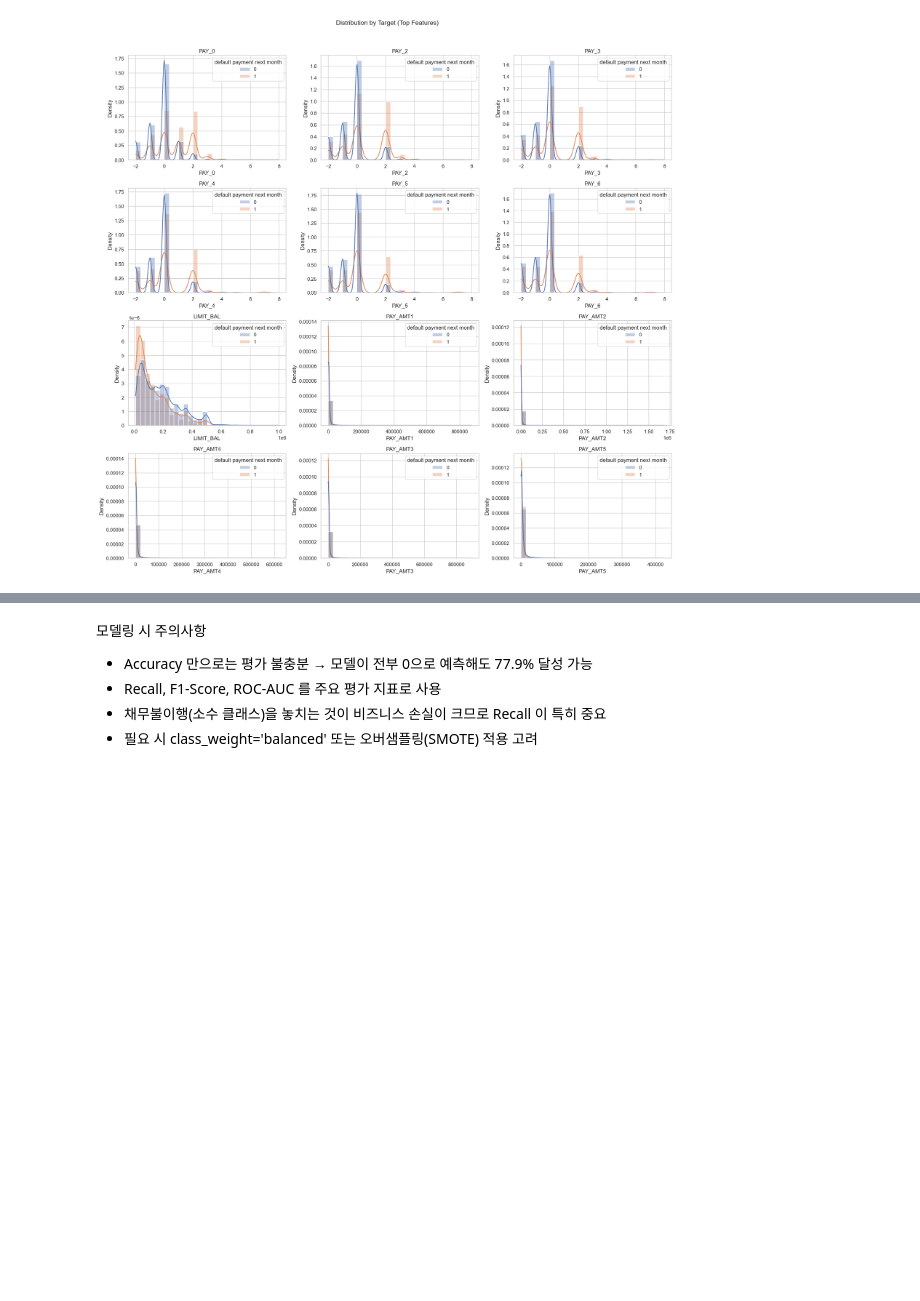
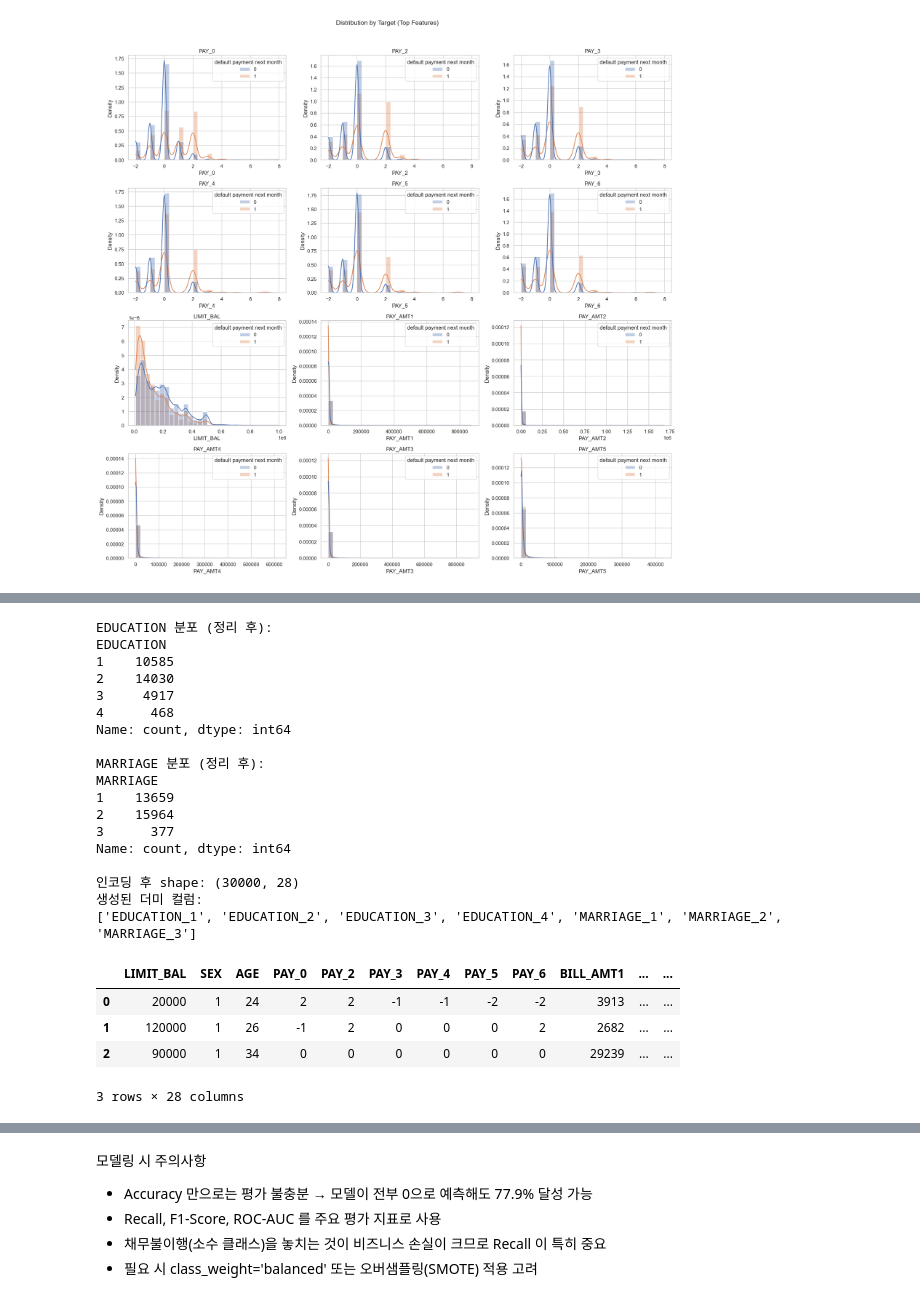
Before and after one commit to sohson/hipython, a Jupyter notebook: ml/11_신용카드_채무불이행_고객예측.ipynb, the cells around one changed output, grey strips where cells are left out. Cells and saved outputs as stored; diff of their text form; code cells hidden in the pictures; blank space fills up the shorter version.

```diff
--- a/ml/11.신용카드_채무불이행_고객예측.ipynb
+++ b/ml/11_신용카드_채무불이행_고객예측.ipynb
@@ -293,0 +301,67 @@ plt.show()
+# %%
+# 2-1. 범주형 피처 인코딩
+
+X_enc = X_features.copy()
+
+# ── (A) SEX: 1=male, 2=female → 0/1 이진 변환 ──────────────
+X_enc['SEX'] = X_enc['SEX'].map({1: 0, 2: 1})  # 0=male, 1=female
+
+# ── (B) EDUCATION 이상값 처리 ───────────────────────────────
+# 공식 범주: 1=graduate, 2=university, 3=high school, 4=others
+# 0·5·6 은 문서에 없는 값 → 4(others)로 통합
+edu_valid = {1, 2, 3, 4}
+X_enc['EDUCATION'] = X_enc['EDUCATION'].apply(
+    lambda x: x if x in edu_valid else 4
+)
+print("EDUCATION 분포 (정리 후):")
+print(X_enc['EDUCATION'].value_counts().sort_index())
+print()
+
+# ── (C) MARRIAGE 이상값 처리 ────────────────────────────────
+# 공식 범주: 1=married, 2=single, 3=others
+# 0 은 문서에 없는 값 → 3(others)으로 통합
+mar_valid = {1, 2, 3}
+X_enc['MARRIAGE'] = X_enc['MARRIAGE'].apply(
+    lambda x: x if x in mar_valid else 3
+)
+print("MARRIAGE 분포 (정리 후):")
+print(X_enc['MARRIAGE'].value_counts().sort_index())
+print()
+
+# ── (D) EDUCATION · MARRIAGE One-Hot Encoding ───────────────
+X_enc = pd.get_dummies(
+    X_enc,
+    columns=['EDUCATION', 'MARRIAGE'],
+    drop_first=False,      # 모든 더미 생성 (다중공선성은 모델이 처리)
+    dtype=int
+)
+
+print(f"인코딩 후 shape: {X_enc.shape}")
+print("생성된 더미 컬럼:")
+dummy_cols = [c for c in X_enc.columns if 'EDUCATION_' in c or 'MARRIAGE_' in c]
+print(dummy_cols)
+X_enc.head(3)
+# %% [output]
+EDUCATION 분포 (정리 후):
+EDUCATION
+1    10585
+2    14030
+3     4917
+4      468
+Name: count, dtype: int64
+
+MARRIAGE 분포 (정리 후):
+MARRIAGE
+1    13659
+2    15964
+3      377
+Name: count, dtype: int64
+
+인코딩 후 shape: (30000, 28)
+생성된 더미 컬럼:
+['EDUCATION_1', 'EDUCATION_2', 'EDUCATION_3', 'EDUCATION_4', 'MARRIAGE_1', 'MARRIAGE_2', 'MARRIAGE_3']
+|  | LIMIT_BAL | SEX | AGE | PAY_0 | PAY_2 | PAY_3 | PAY_4 | PAY_5 | PAY_6 | BILL_AMT1 | ... | ... |
+| 0 | 20000 | 1 | 24 | 2 | 2 | -1 | -1 | -2 | -2 | 3913 | ... | ... |
+| 1 | 120000 | 1 | 26 | -1 | 2 | 0 | 0 | 0 | 2 | 2682 | ... | ... |
+| 2 | 90000 | 1 | 34 | 0 | 0 | 0 | 0 | 0 | 0 | 29239 | ... | ... |
+3 rows × 28 columns
```
Also changed, not shown: parts of 20 cells of this notebook.
